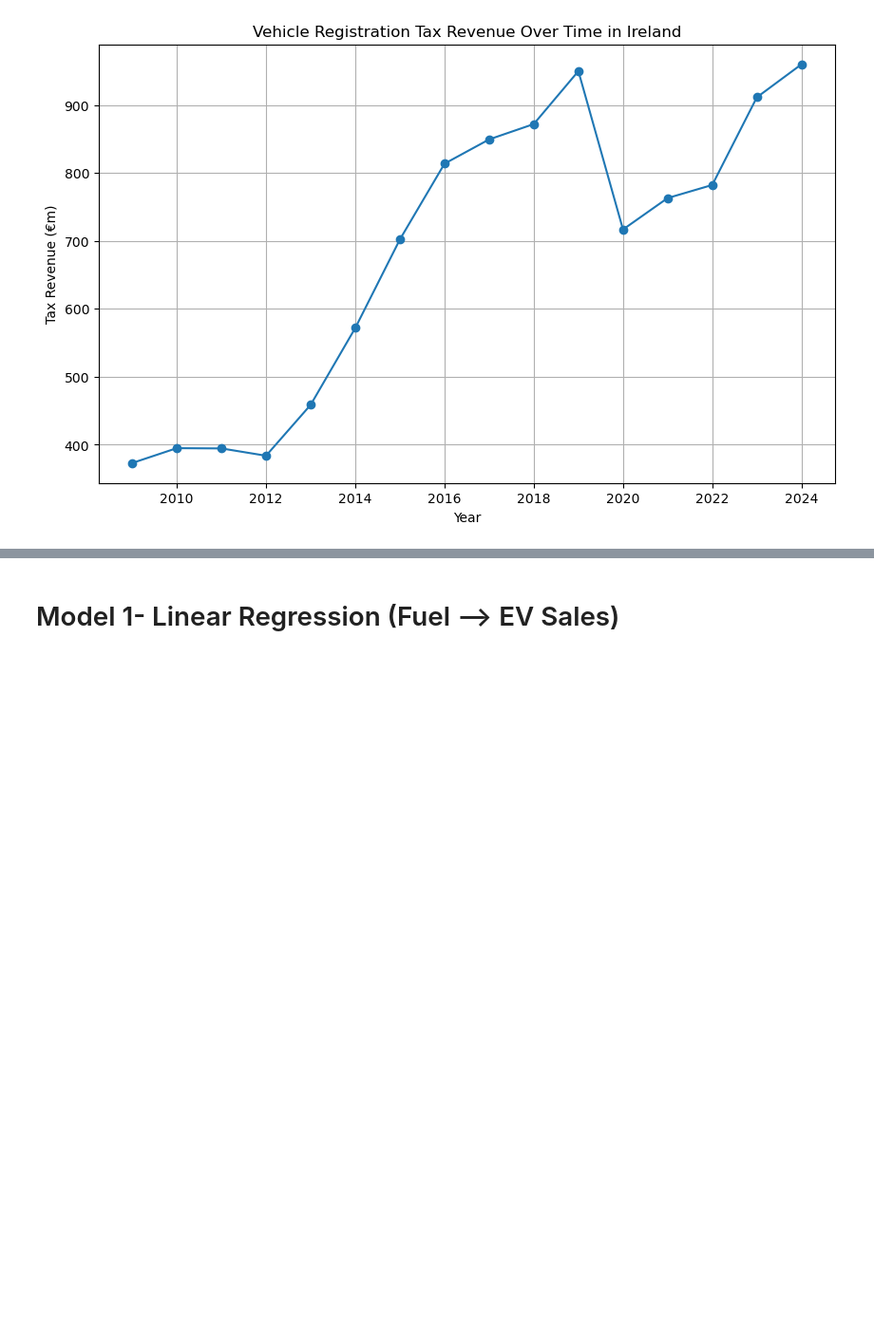
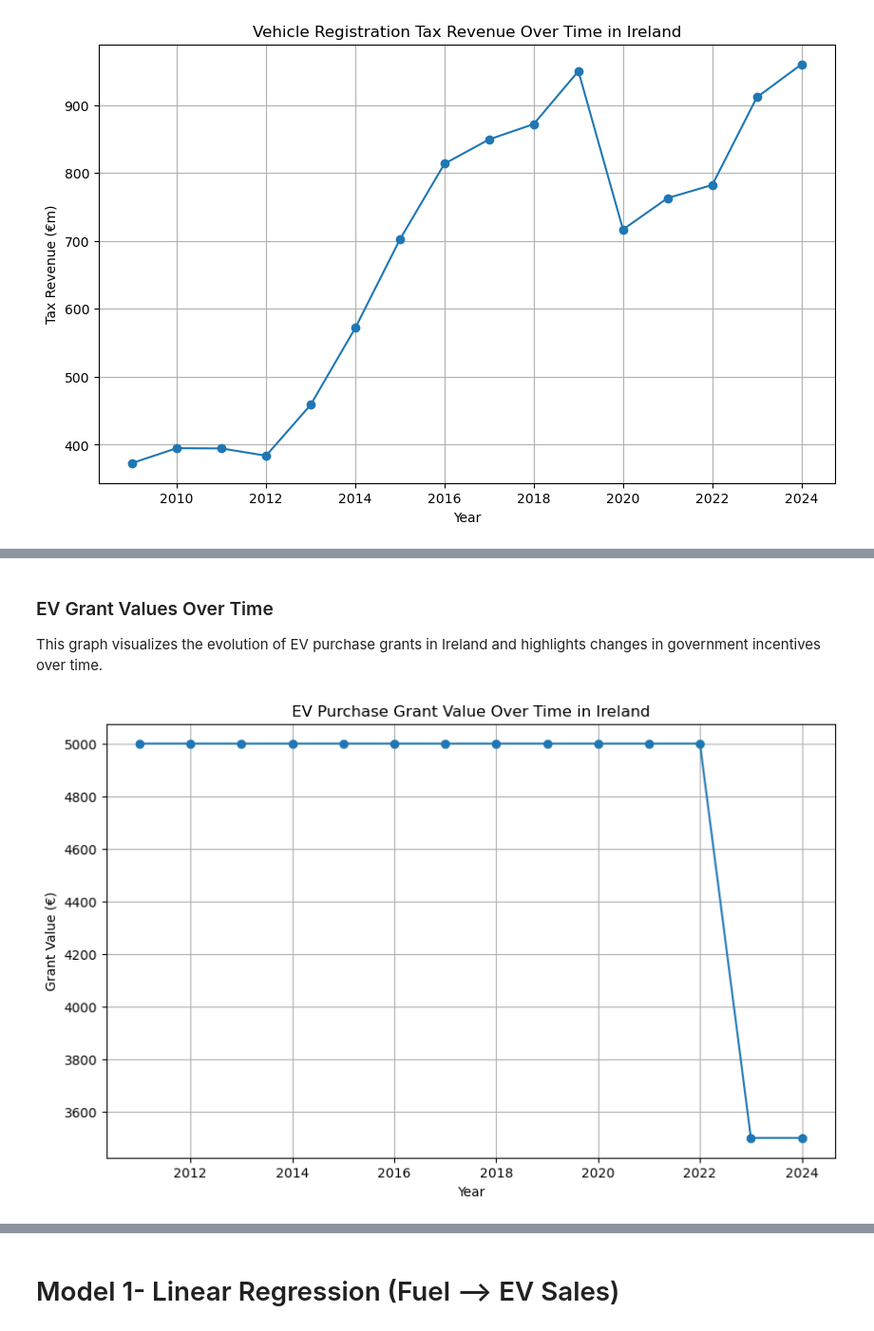
Before and after one commit to Guilherme2022448/Final-Project, a Jupyter notebook: ev_adoption_analysis.ipynb, the cells around one changed output, grey strips where cells are left out. Shown at 95% size. Drawn from its saved outputs; the diff is of its cells as text; code cells hidden in the pictures; blank space fills up the shorter version.

```diff
--- a/ev_adoption_analysis.ipynb
+++ b/ev_adoption_analysis.ipynb
@@ -685,0 +691,17 @@ plt.show()
+# %%
+# Create EV Grant Dataset
+grant_data = {
+    'year': [2011, 2012, 2013, 2014, 2015,
+             2016, 2017, 2018, 2019, 2020,
+             2021, 2022, 2023, 2024],
+
+    'grant_value': [5000, 5000, 5000, 5000, 5000,
+                    5000, 5000, 5000, 5000, 5000,
+                    5000, 5000, 3500, 3500]
+}
+
+# Convert dictionary into dataframe
+grant_df = pd.DataFrame(grant_data)
+
+# Preview dataset
+grant_df.head()
@@ -685,0 +715,26 @@ plt.show()
+# %% [markdown]
+### EV Grant Values Over Time
+
+This graph visualizes the evolution of EV purchase grants in Ireland and highlights changes in government incentives over time.
+# %%
+# Plot EV grant values over time
+plt.figure(figsize=(10,6))
+
+plt.plot(
+    grant_df['year'],
+    grant_df['grant_value'],
+    marker='o'
+)
+
+# Titles and labels
+plt.title('EV Purchase Grant Value Over Time in Ireland')
+plt.xlabel('Year')
+plt.ylabel('Grant Value (€)')
+
+# Grid for readability
+plt.grid()
+
+# Show graph
+plt.show()
+# %% [output]
+[figure, added]
```
Also changed, not shown: parts of 6 cells of this notebook.
